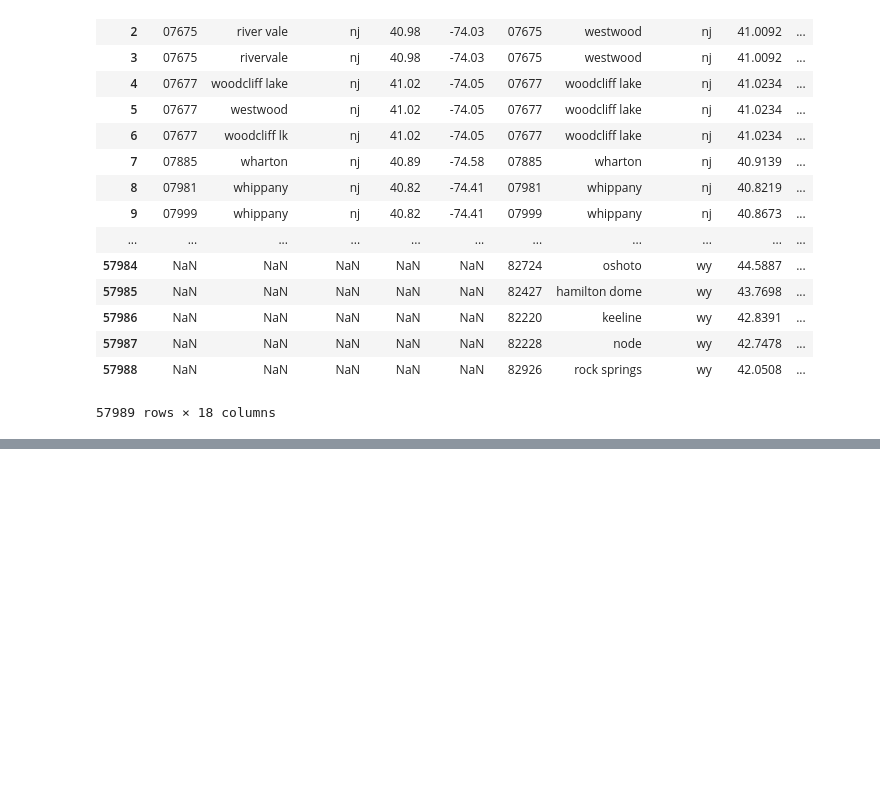
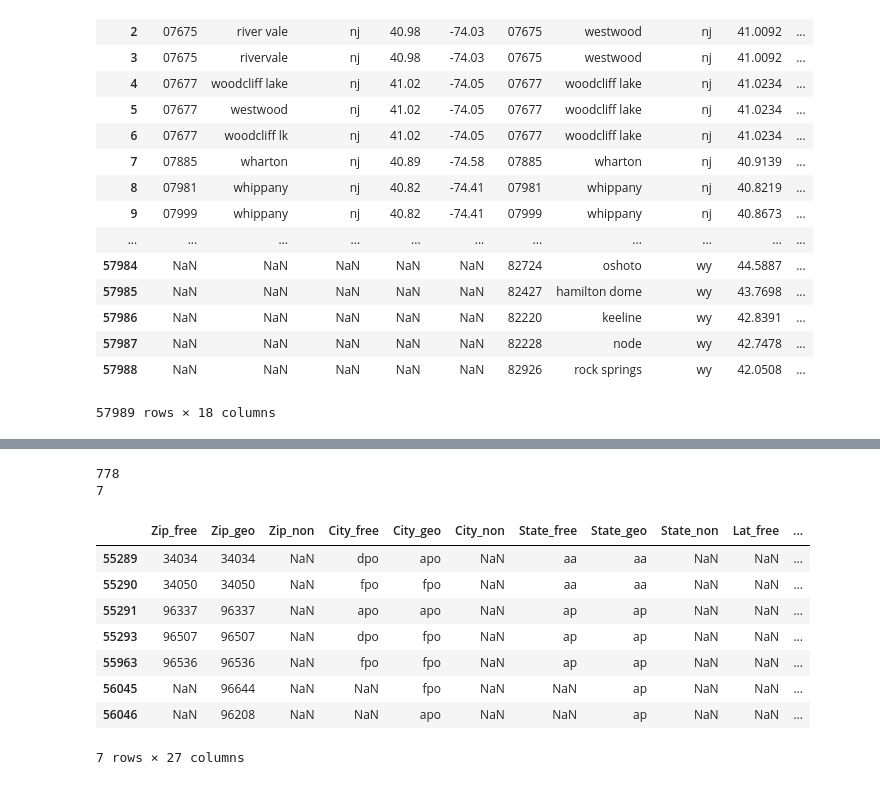
Before and after one commit to wrobstory/zipwhich, a Jupyter notebook: ZipComparo.ipynb, the cells around one changed output, grey strips where cells are left out. Drawn from its saved outputs; the diff is of its cells as text; code cells hidden in the pictures; blank space fills up the shorter version.

```diff
--- a/ZipComparo.ipynb
+++ b/ZipComparo.ipynb
@@ -402,0 +453,17 @@ len(master_zips[master_zips['Min_Haversine_Dist'] > 5])
+# %%
+# How close are our distances, and do we have any points with no pairs?
+print(len(master_zips_haversine[master_zips_haversine['Min_Haversine_Dist'] > 5]))
+print(len(master_zips_haversine[master_zips_haversine['Max_Dist_Pair'] == 'No Pair Found']))
+master_zips_haversine[master_zips_haversine['Max_Dist_Pair'] == 'No Pair Found']
+# %% [output]
+778
+7
+|  | Zip_free | Zip_geo | Zip_non | City_free | City_geo | City_non | State_free | State_geo | State_non | Lat_free | ... |
+| 55289 | 34034 | 34034 | NaN | dpo | apo | NaN | aa | aa | NaN | NaN | ... |
+| 55290 | 34050 | 34050 | NaN | fpo | fpo | NaN | aa | aa | NaN | NaN | ... |
+| 55291 | 96337 | 96337 | NaN | apo | apo | NaN | ap | ap | NaN | NaN | ... |
+| 55293 | 96507 | 96507 | NaN | dpo | fpo | NaN | ap | ap | NaN | NaN | ... |
+| 55963 | 96536 | 96536 | NaN | fpo | fpo | NaN | ap | ap | NaN | NaN | ... |
+| 56045 | NaN | 96644 | NaN | NaN | fpo | NaN | NaN | ap | NaN | NaN | ... |
+| 56046 | NaN | 96208 | NaN | NaN | apo | NaN | NaN | ap | NaN | NaN | ... |
+7 rows × 27 columns
```
Also changed, not shown: parts of 15 cells of this notebook, 2 other files.
